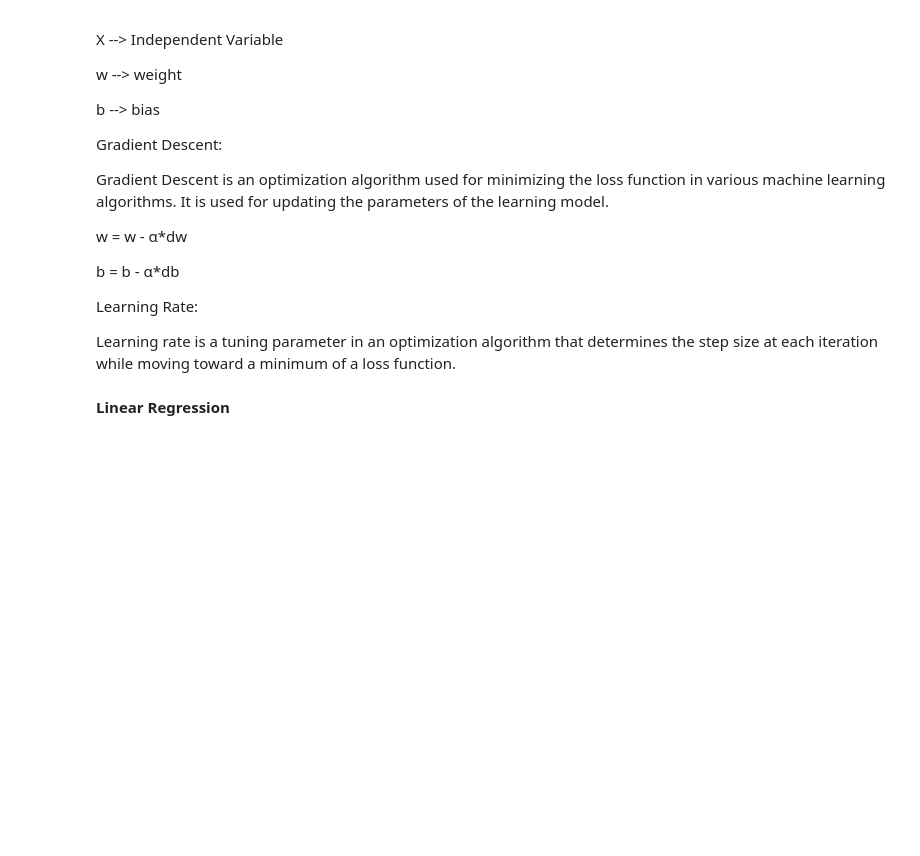
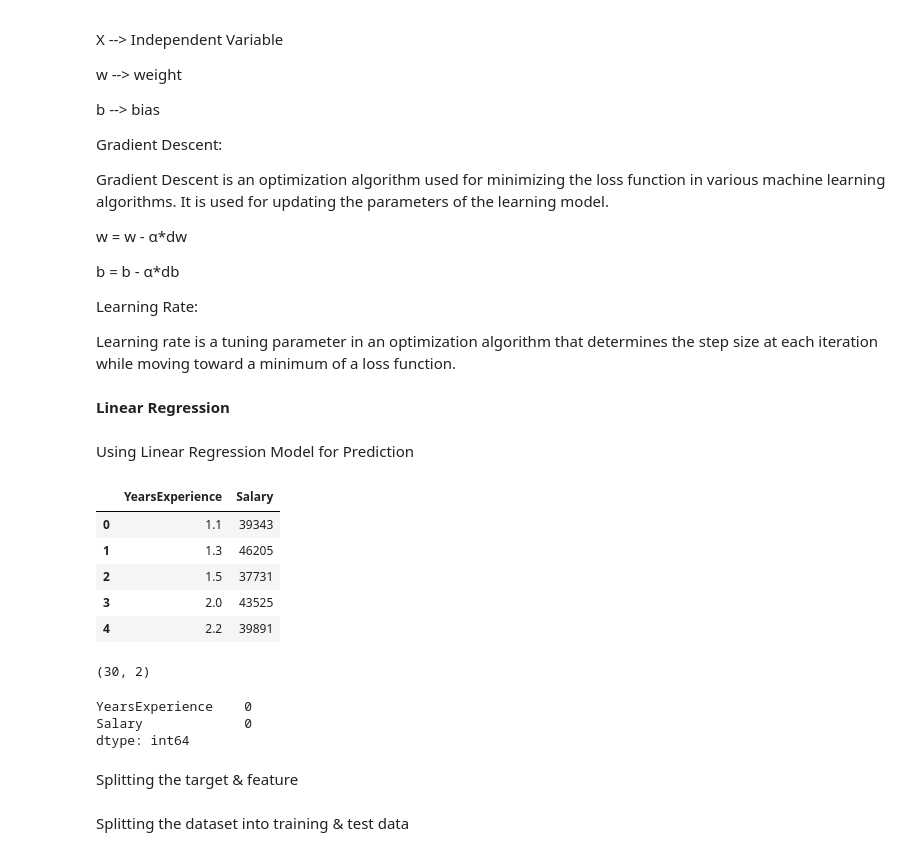
Before and after one commit to TeckHack76/Ml, a Jupyter notebook: Building_Linear_Regression_from_scratch.ipynb, the cells around one changed output. Cells and saved outputs as stored; diff of their text form; code cells hidden in the pictures; blank space fills up the shorter version.

```diff
--- a/Building_Linear_Regression_from_scratch.ipynb
+++ b/Building_Linear_Regression_from_scratch.ipynb
@@ -67 +118,3 @@ class Linear_Regression():
+# %% [markdown]
+Using Linear Regression Model for Prediction
 # %%
@@ -70,0 +125,25 @@ model = LogisticRegression()
+# %%
+#Data Preprocessing
+salary_data = pd.read_csv('D:/Coding/Ml_Projects/Ml/Salary_Data.csv')
+# %%
+salary_data.head()
+# %% [output]
+|  | YearsExperience | Salary |
+| 0 | 1.1 | 39343 |
+| 1 | 1.3 | 46205 |
+| 2 | 1.5 | 37731 |
+| 3 | 2.0 | 43525 |
+| 4 | 2.2 | 39891 |
+# %%
+# Number of rows and column in the dataframe
+salary_data.shape
+# %% [output]
+(30, 2)
+# %%
+salary_data.isnull().sum()
+# %% [output]
+YearsExperience    0
+Salary             0
+dtype: int64
+# %% [markdown]
+Splitting the target & feature
@@ -70,0 +153,2 @@ model = LogisticRegression()
+# %% [markdown]
+Splitting the dataset into training & test data
```
Also changed, not shown: parts of 12 cells of this notebook, 1 other file.
